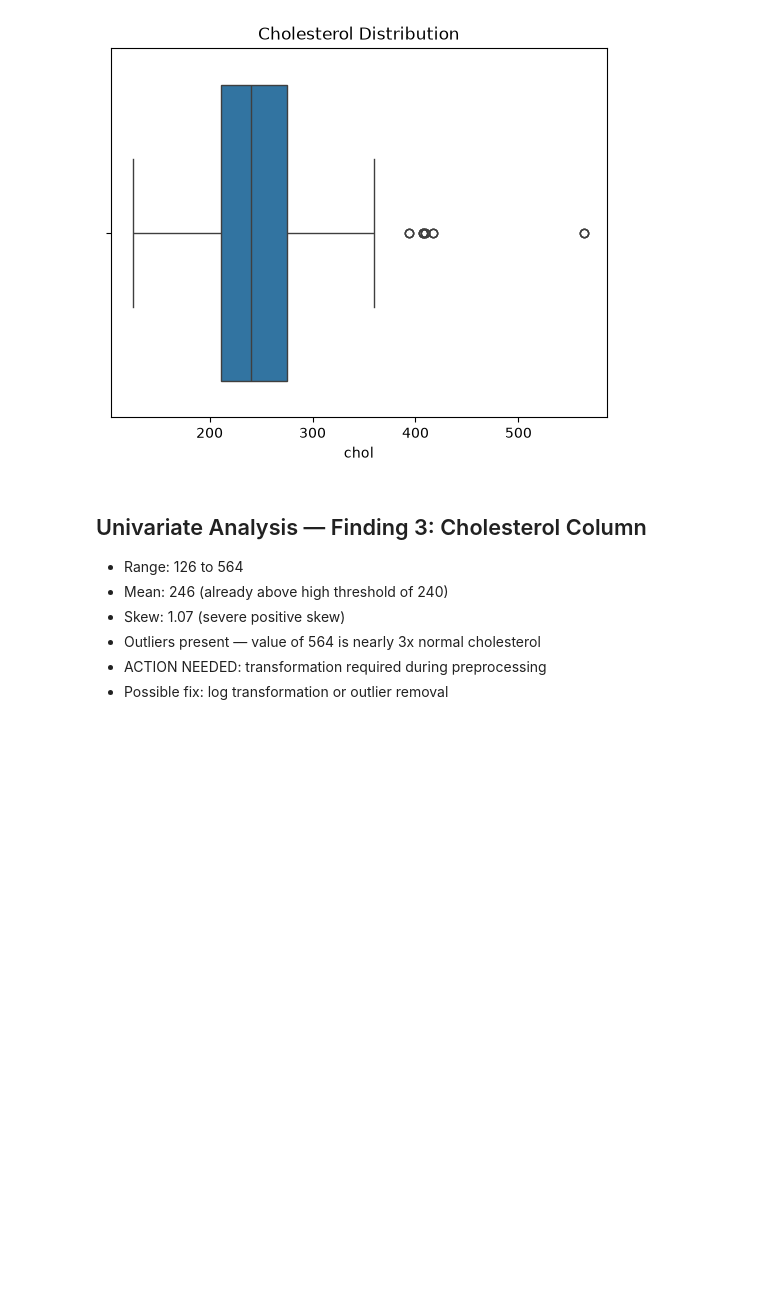
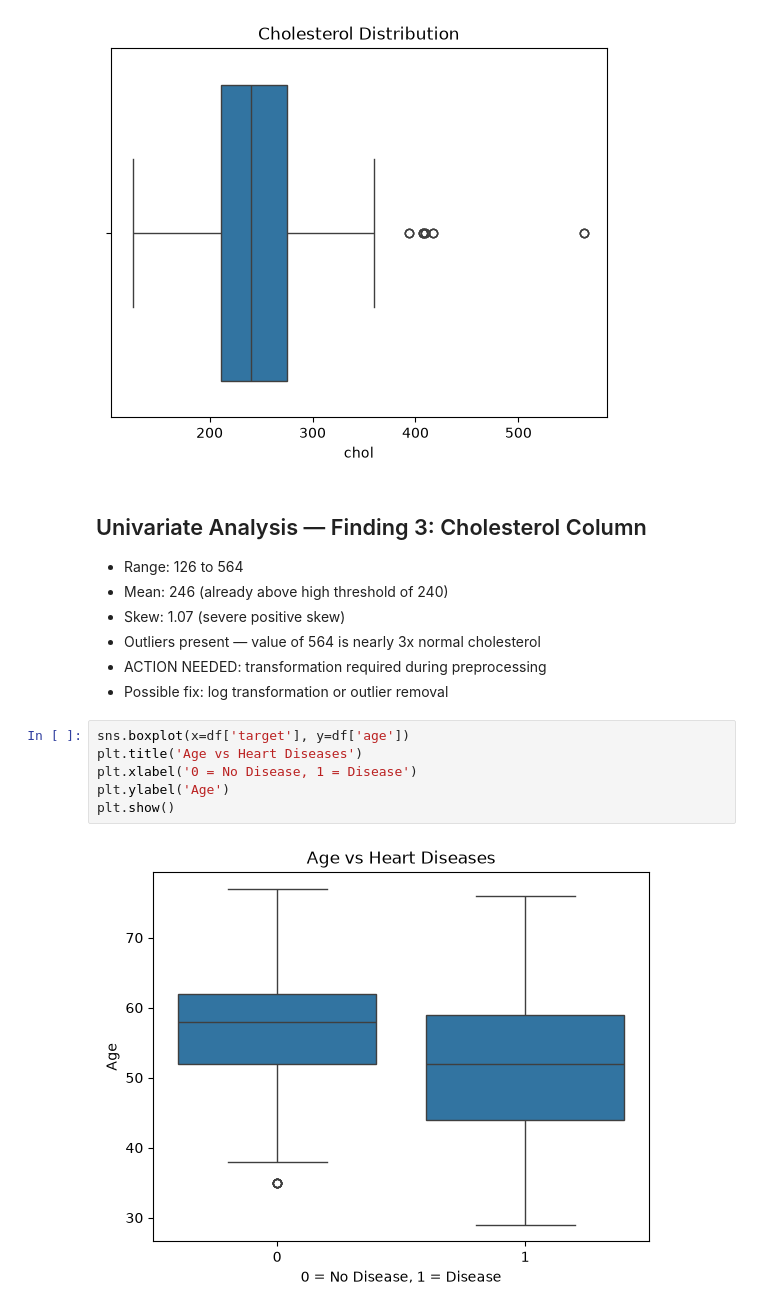
Before and after one commit to korlapuacharyrohan-ai/heart-diseases-prediction, a Jupyter notebook: heart_disease_project.ipynb, the cells around one changed output. Cells and saved outputs as stored; diff of their text form; blank space fills up the shorter version.

```diff
--- a/heart_disease_project.ipynb
+++ b/heart_disease_project.ipynb
@@ -167,3 +167,11 @@ plt.show()
 - Outliers present — value of 564 is nearly 3x normal cholesterol
 - ACTION NEEDED: transformation required during preprocessing
 - Possible fix: log transformation or outlier removal
+# %%
+sns.boxplot(x=df['target'], y=df['age'])
+plt.title('Age vs Heart Diseases')
+plt.xlabel('0 = No Disease, 1 = Disease')
+plt.ylabel('Age')
+plt.show()
+# %% [output]
+[figure, added]
```
Also changed, not shown: parts of 17 cells of this notebook.
